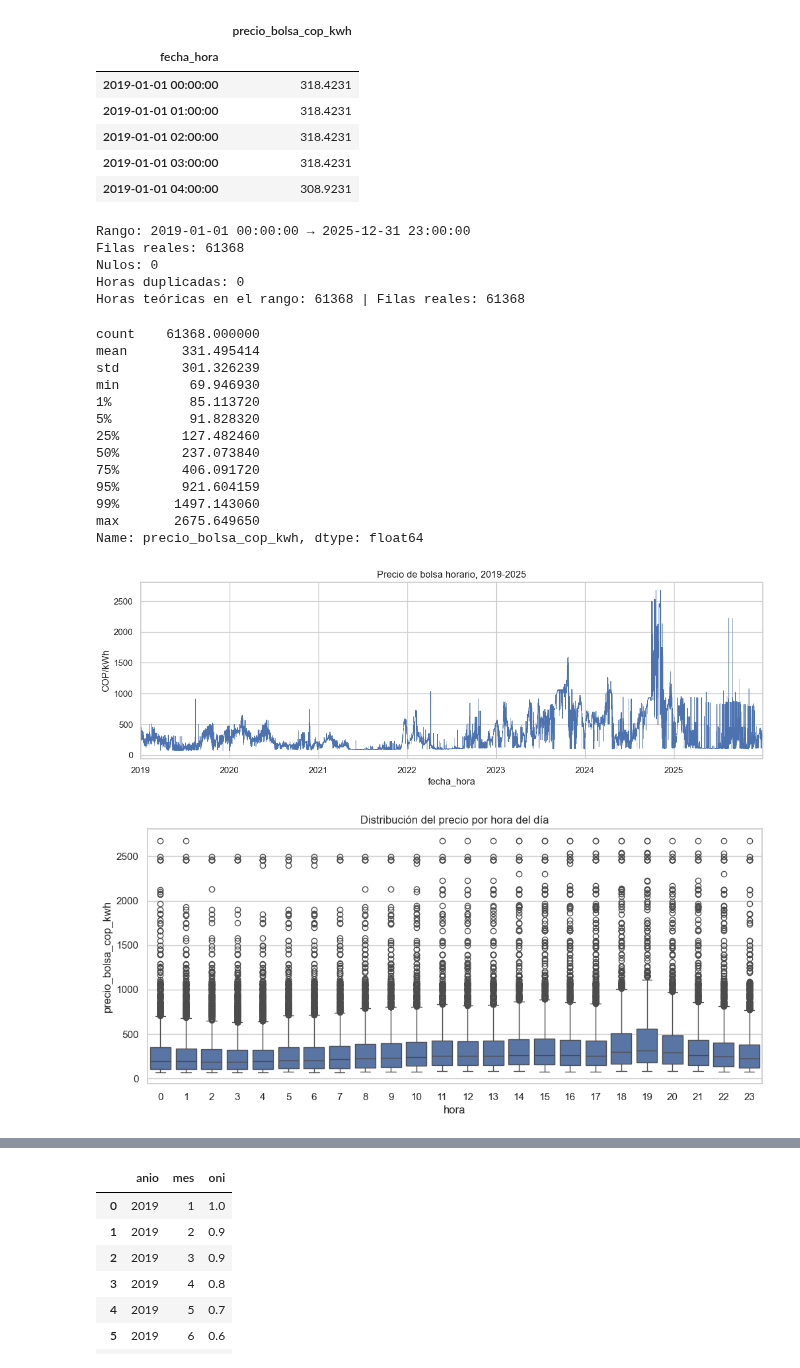
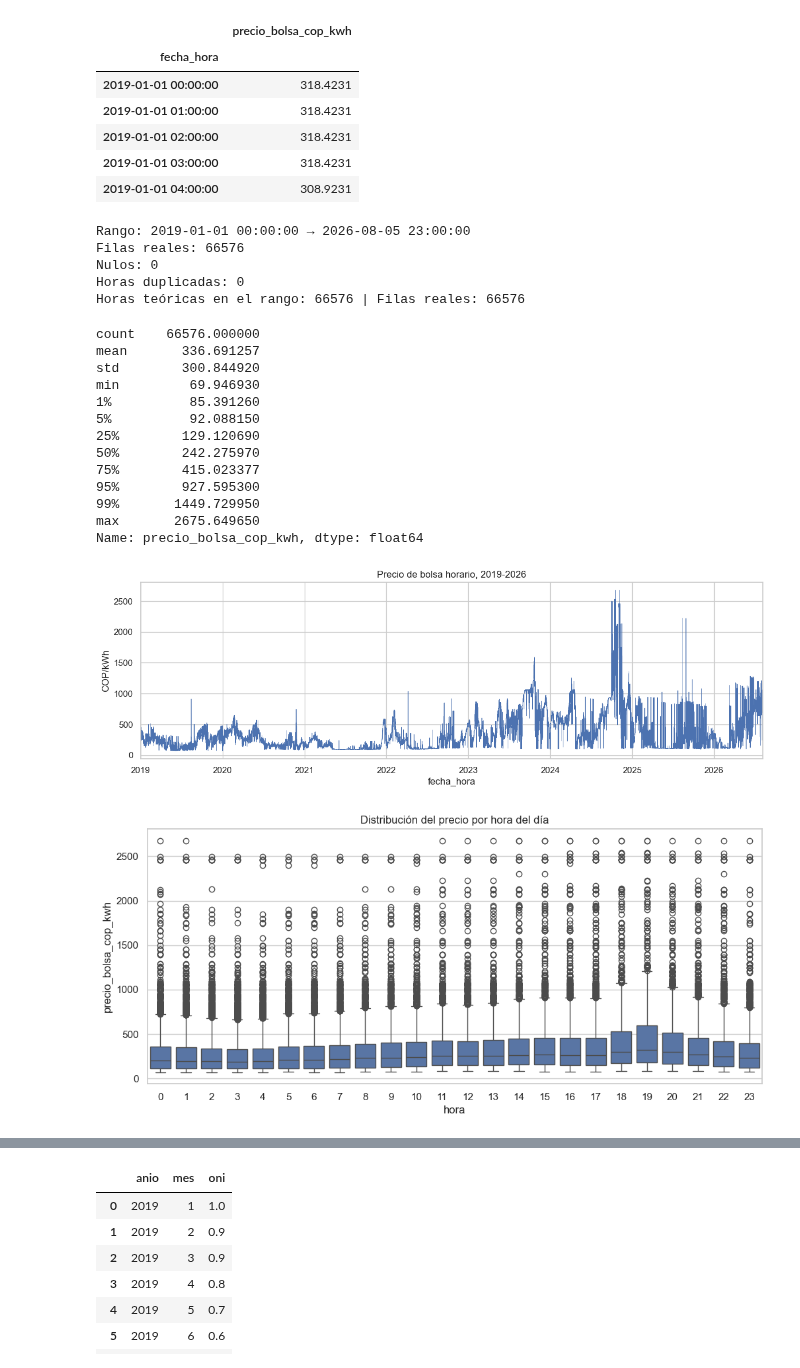
Before and after one commit to Ziskito/xm-spot-price-predictor, a Jupyter notebook: notebooks/03_cracterizacion_precio_juan.ipynb, the cells around one changed output, grey strips where cells are left out. Drawn from its saved outputs; the diff is of its cells as text; code cells hidden in the pictures.

```diff
--- a/notebooks/03_cracterizacion_precio_juan.ipynb
+++ b/notebooks/03_cracterizacion_precio_juan.ipynb
@@ -35,9 +35,10 @@ def encontrar_raiz_proyecto(marcador="requirements.txt"):
 RAIZ = encontrar_raiz_proyecto()
 ruta = RAIZ / "data" / "precio_bolsa_2019_2025.csv"
 # %%
-# --- Celda B: Cargar y preparar el precio de bolsa ---
-ruta = RAIZ / "data" / "precio_bolsa_2019_2025.csv"
-df_precio = pd.read_csv(ruta)
+# --- Celda B: Cargar y preparar el precio de bolsa (2019-2025 + 2026, rango completo del Anexo 1) ---
+ruta_historica = RAIZ / "data" / "precio_bolsa_2019_2025.csv"
+ruta_2026 = RAIZ / "data" / "precio_bolsa_2026.csv"
+df_precio = pd.concat([pd.read_csv(ruta_historica), pd.read_csv(ruta_2026)], ignore_index=True)
 
 # Texto -> datetime real. Formato explícito: más rápido y más seguro que dejar
 # que pandas lo adivine fila por fila.
@@ -68,11 +69,11 @@ print("Horas duplicadas:", df_precio.index.duplicated().sum())
 horas_teoricas = (df_precio.index.max() - df_precio.index.min()).total_seconds() / 3600 + 1
 print("Horas teóricas en el rango:", int(horas_teoricas), "| Filas reales:", len(df_precio))
 # %% [output]
-Rango: 2019-01-01 00:00:00 → 2025-12-31 23:00:00
-Filas reales: 61368
+Rango: 2019-01-01 00:00:00 → 2026-08-05 23:00:00
+Filas reales: 66576
 Nulos: 0
 Horas duplicadas: 0
-Horas teóricas en el rango: 61368 | Filas reales: 61368
+Horas teóricas en el rango: 66576 | Filas reales: 66576
 # %%
 # --- Celda D: Estadísticas descriptivas ---
 # Percentiles altos porque el precio de bolsa es asimétrico (cola larga en escasez):
@@ -80,28 +81,28 @@ Horas teóricas en el rango: 61368 | Filas reales: 61368
 # motor de decisión (OE3), así que no es solo diagnóstico, es insumo futuro.
 df_precio["precio_bolsa_cop_kwh"].describe(percentiles=[.01, .05, .25, .5, .75, .95, .99])
 # %% [output]
-count    61368.000000
-mean       331.495414
-std        301.326239
+count    66576.000000
+mean       336.691257
+std        300.844920
 min         69.946930
-1%          85.113720
-5%          91.828320
-25%        127.482460
-50%        237.073840
-75%        406.091720
-95%        921.604159
-99%       1497.143060
+1%          85.391260
+5%          92.088150
+25%        129.120690
+50%        242.275970
+75%        415.023377
+95%        927.595300
+99%       1449.729950
 max       2675.649650
 Name: precio_bolsa_cop_kwh, dtype: float64
 # %%
 # --- Celda E: Serie completa ---
 fig, ax = plt.subplots(figsize=(14, 4))
 df_precio["precio_bolsa_cop_kwh"].plot(ax=ax, linewidth=0.5)
-ax.set_title("Precio de bolsa horario, 2019-2025")
+ax.set_title("Precio de bolsa horario, 2019-2026")
 ax.set_ylabel("COP/kWh")
 plt.show()
 # %% [output]
-[figure, old version]
+[figure, new version]
 # %%
 # --- Celda F: Estacionalidad diaria (hora del día) ---
 df_precio["hora"] = df_precio.index.hour
@@ -110,7 +111,7 @@ sns.boxplot(data=df_precio, x="hora", y="precio_bolsa_cop_kwh", ax=ax)
 ax.set_title("Distribución del precio por hora del día")
 plt.show()
 # %% [output]
-[figure, old version]
+[figure, new version]
 # %%
 # --- Celda G: Estacionalidad semanal ---
 df_precio["dia_semana"] = df_precio.index.day_name()
```
Also changed, not shown: parts of 13 cells of this notebook, 46 other files.
